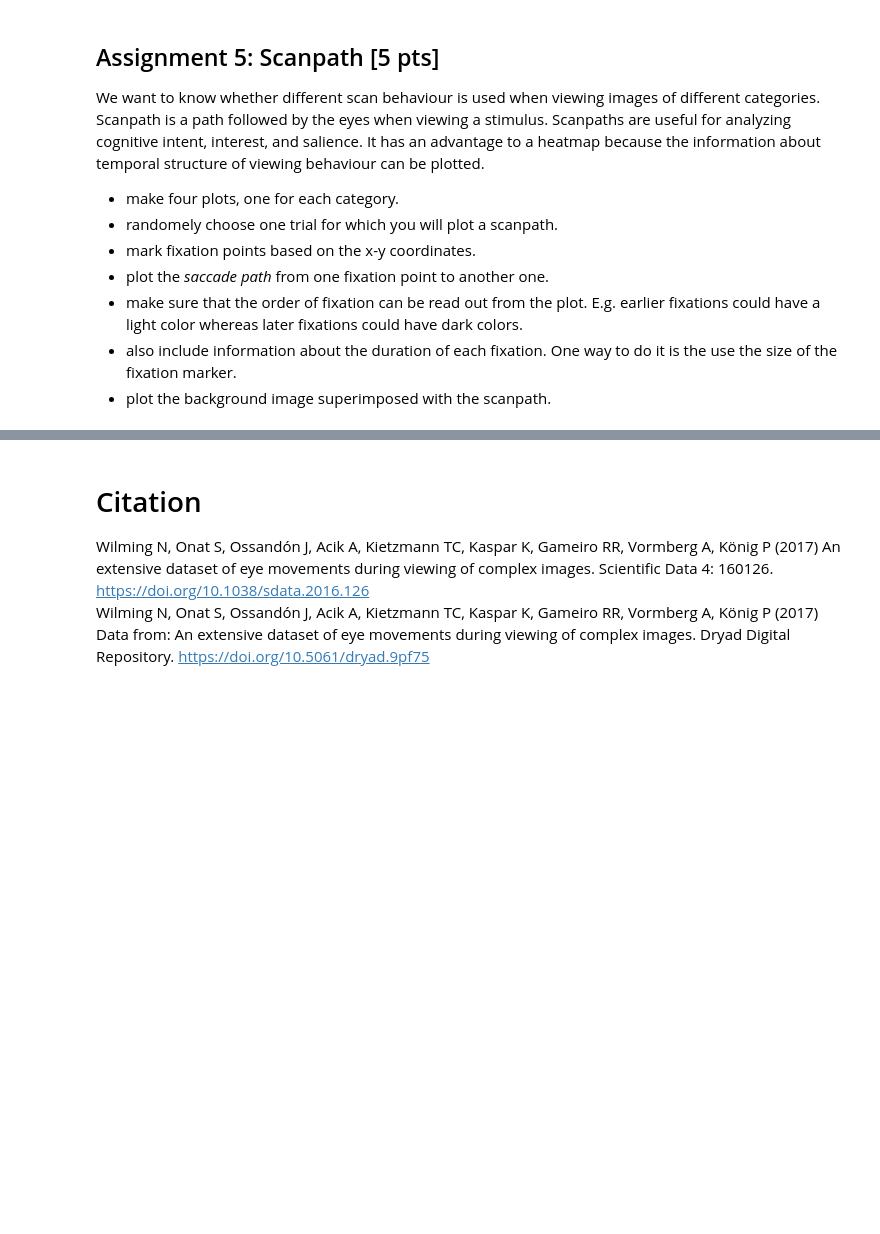
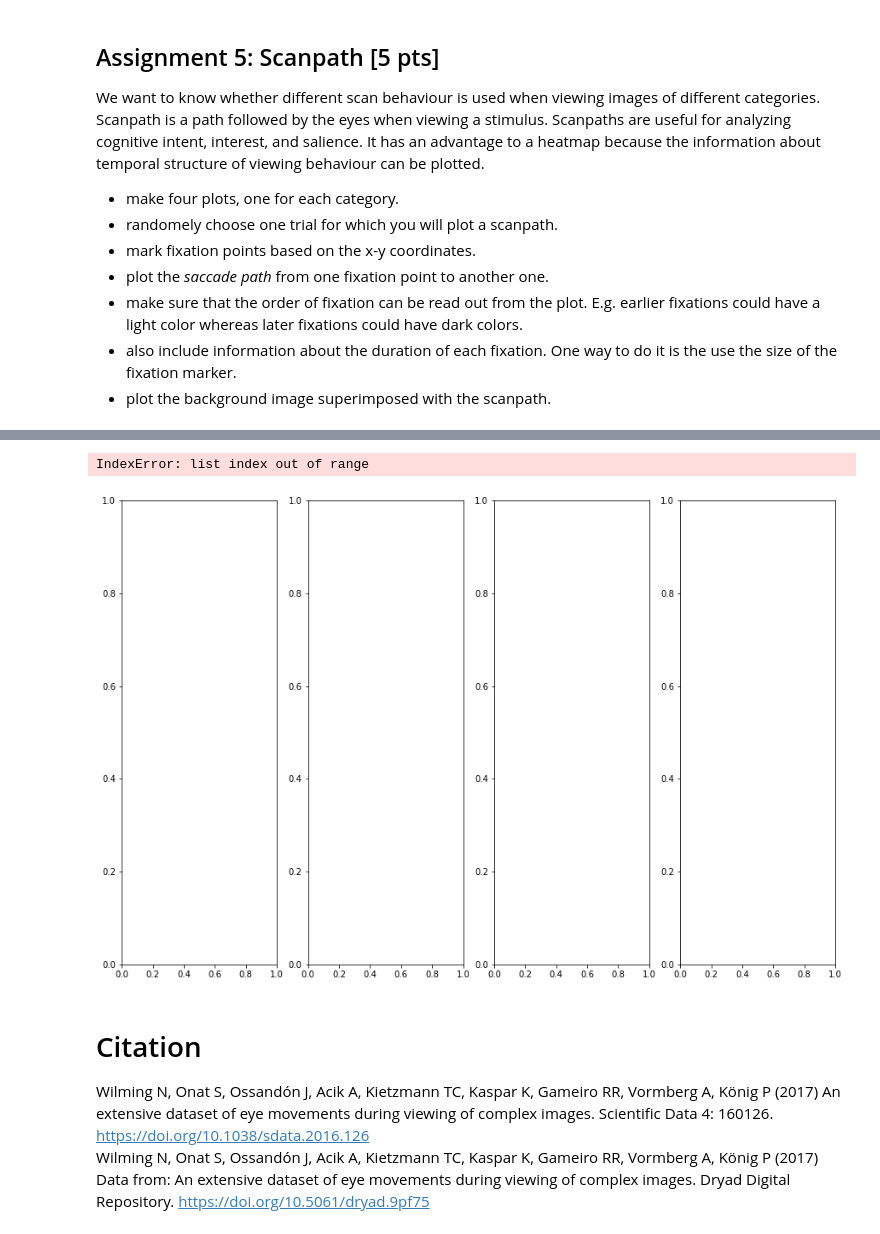
Before and after one commit to NBP-ACC/week-7-acc_5, a Jupyter notebook: Sheet05.ipynb, the cells around one changed output, grey strips where cells are left out. Cells and saved outputs as stored; diff of their text form; code cells hidden in the pictures; blank space fills up the shorter version.

```diff
--- a/Sheet05.ipynb
+++ b/Sheet05.ipynb
@@ -398,0 +378,3 @@ We want to know whether different scan behaviour is used when viewing images of
+# %%
+PATH = os.path.join(os.getcwd(), "datas")
+df.head()
@@ -399,3 +388,43 @@ We want to know whether different scan behaviour is used when viewing images of
+# %%
+#helper function to import filenumber from given category
+def openRandomPNG(categoryNum, fileNum):
+    fileNum = int(fileNum)
+    categoryNum = int(categoryNum)
+    finalPath = os.path.join(PATH, "Stimuli_{}\{}".format(categoryNum, categoryNum))
+    return Image.open(os.path.join(finalPath, str(fileNum) + ".png"))
+# %%
+#displayTrial = df[df["trial"]==randomTrial]
+randomTrial = float(df.sample()["trial"])
+trialDF = df[df["trial"] == randomTrial]
+
+fig, axes = plt.subplots(nrows = 2, ncols = 2, figsize=(15,10))
+axes = axes.flatten()
+#cmap = plt.cm.get_cmap('Spectral')
+
+
+#grouping Dataframe by category to access categories individually
+grouped = trialDF.groupby("category")
+
+#iterating through the four different categories
+for i, category in enumerate([7, 8, 10, 11]):
+    currentCat = grouped.get_group(category)
+    #randomly choose a subject that performed the selected trial in the current category
+    randomSUB = np.random.choice(currentCat.SUBJECTINDEX.unique())
+    #this is our final trial performed by the random subject
+    selectedTrial = currentCat[currentCat["SUBJECTINDEX"] == randomSUB]
+    #read out the corresponding filenumber indicating the image used for the subject in that trial
+    filenumber = float(selectedTrial.filenumber.unique())
+    #load image
+    image = openRandomPNG(category, filenumber)
+    #some layout settings
+    axes[i].set_title(categories[category], fontsize=15, pad=15)
+    axes[i].axis("off")
+    #plot saccadepath
+    axes[i].plot(selectedTrial.x, selectedTrial.y, c="white", marker = 'o', linewidth=2, markersize=5)
+    axes[i].imshow(image)
+# %% [output]
+IndexError: list index out of range
+[figure, added]
 # %% [markdown]
 # Citation
 Wilming N, Onat S, Ossandón J, Acik A, Kietzmann TC, Kaspar K, Gameiro RR, Vormberg A, König P (2017) An extensive dataset of eye movements during viewing of complex images. Scientific Data 4: 160126. https://doi.org/10.1038/sdata.2016.126
```
Also changed, not shown: parts of 8 cells of this notebook.
